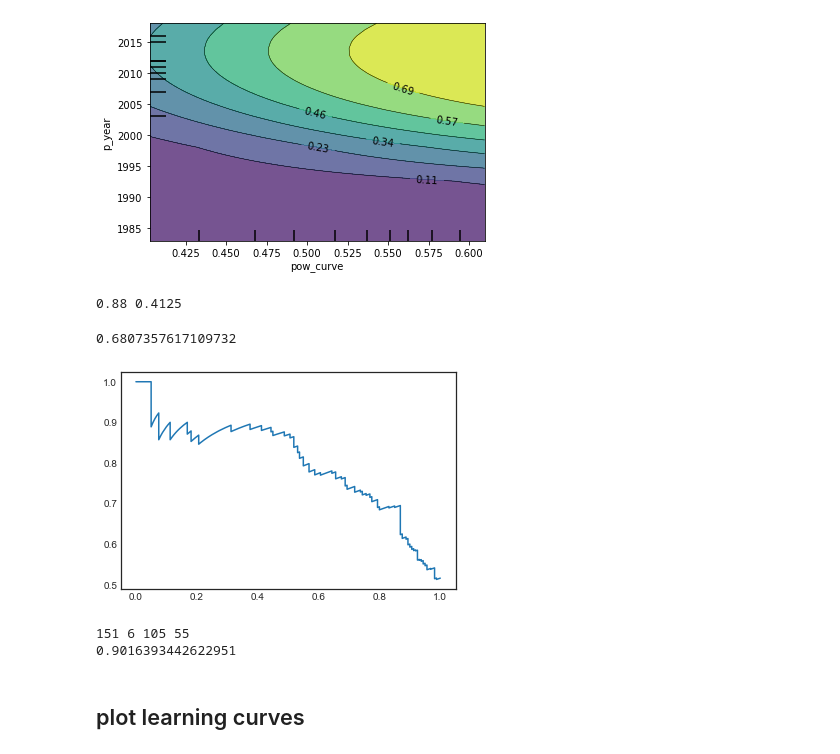
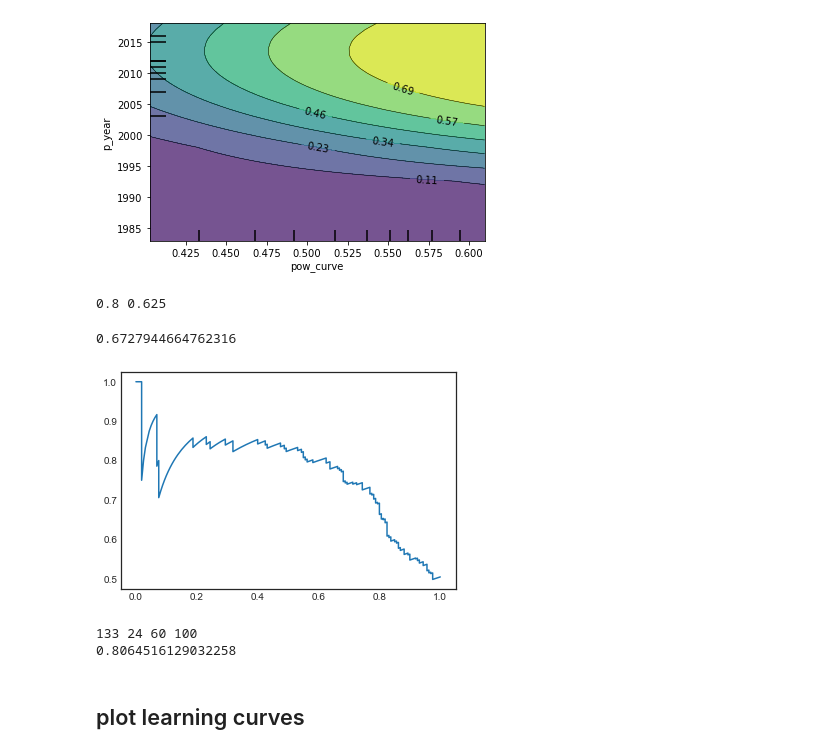
Before and after one commit to akuczala/windsite, a Jupyter notebook: notebooks/wind-power-model-3.ipynb, the cells around one changed output. Saved outputs shown, nothing was run; the diff lists cells and outputs as text; code cells hidden in the pictures.

Commit message:
cleaned up app, new figures

```diff
--- a/notebooks/wind-power-model-3.ipynb
+++ b/notebooks/wind-power-model-3.ipynb
@@ -355,17 +355,17 @@ plt.scatter()
 # %%
 from sklearn.metrics import precision_recall_curve
 pred_probs = model.predict_proba(X_test)
 y_pred = model.predict(X_test)
 precision, recall, thresholds = precision_recall_curve(y_test,pred_probs[:,1])
 plt.plot(recall,precision)
-idx = np.argmin(np.abs(precision-0.88))
+idx = np.argmin(np.abs(precision-0.8))
 print(precision[idx],recall[idx])
 best_threshold = thresholds[idx]
 best_threshold
 # %% [output]
-0.88 0.4125
+0.8 0.625
-0.6807357617109732
+0.6727944664762316
-[figure, old version]
+[figure, new version]
 # %%
 y_prob_pred = models.pred_thresh(model,X_test,th=best_threshold)
 cm = confusion_matrix(y_test,y_prob_pred)
@@ -373,8 +373,8 @@ tn, fp, fn, tp = cm.ravel()
 print(tn, fp, fn, tp)
 print(tp/(tp+fp))
 # %% [output]
-151 6 105 55
-0.9016393442622951
+133 24 60 100
+0.8064516129032258
 # %%
 import pickle as pkl
 # with fopen('../models/cf-model-21-tech.pkl','wb') as f:
```
Also changed, not shown: parts of 9 cells of this notebook, 2 other files.
